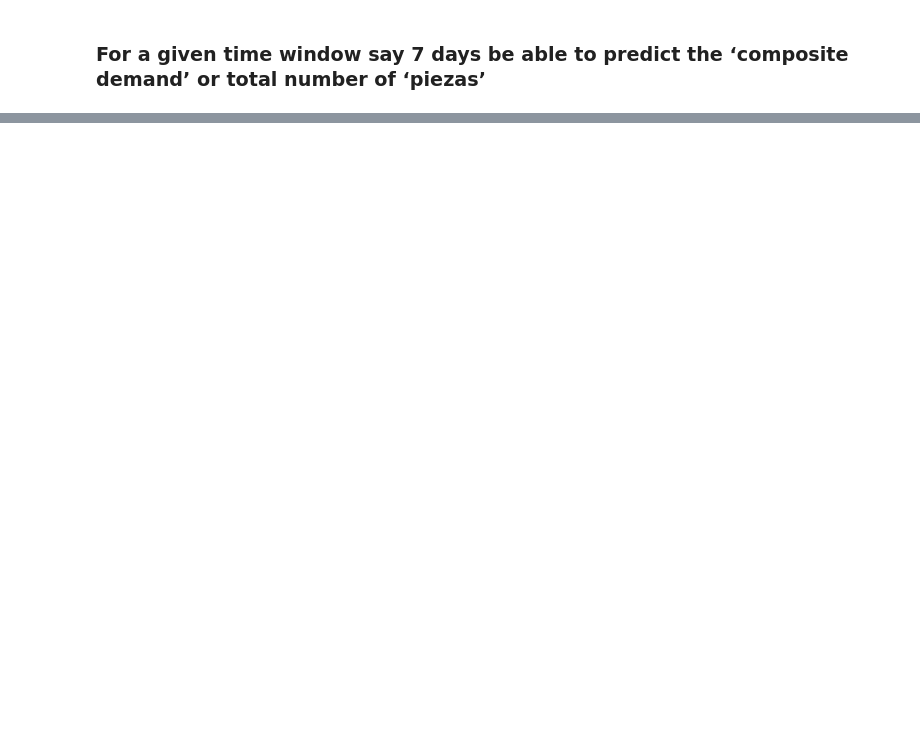
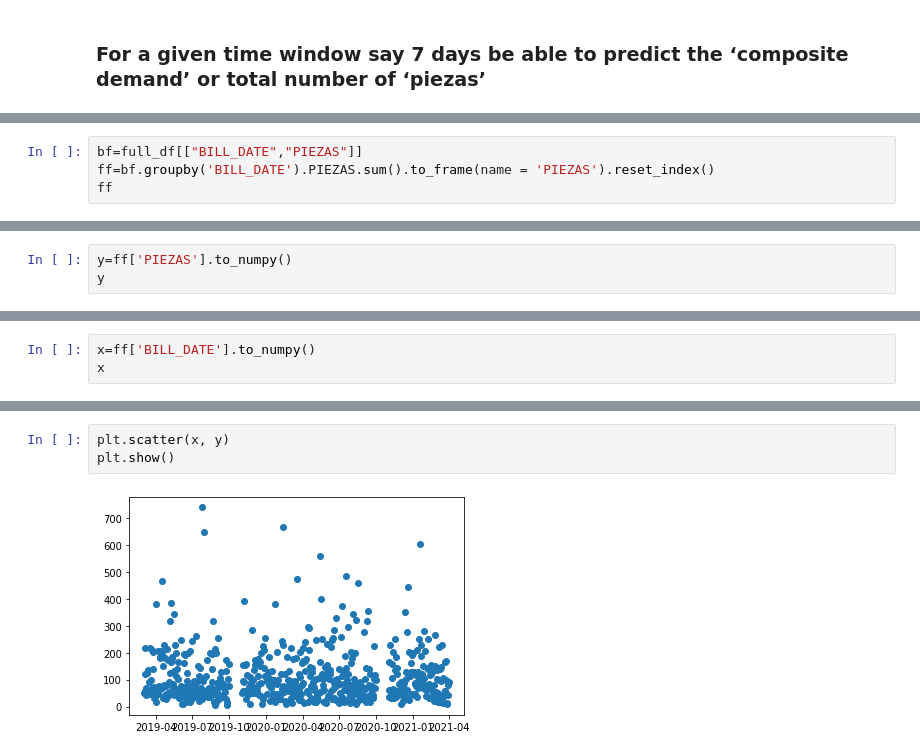
Before and after one commit to EdisonAltamirano/AI_storePrediction, a Jupyter notebook: opportunity1.ipynb, the cells around one changed output, grey strips where cells are left out. Drawn from its saved outputs; the diff is of its cells as text; blank space fills up the shorter version.

Commit message:
plot x and y

```diff
--- a/opportunity1.ipynb
+++ b/opportunity1.ipynb
@@ -63,0 +31,4 @@ y = full_df['']
+# %%
+bf=full_df[["BILL_DATE","PIEZAS"]]
+ff=bf.groupby('BILL_DATE').PIEZAS.sum().to_frame(name = 'PIEZAS').reset_index()
+ff
@@ -63,0 +49,3 @@ y = full_df['']
+# %%
+y=ff['PIEZAS'].to_numpy()
+y
@@ -63,0 +70,3 @@ y = full_df['']
+# %%
+x=ff['BILL_DATE'].to_numpy()
+x
@@ -63,0 +91,5 @@ y = full_df['']
+# %%
+plt.scatter(x, y)
+plt.show()
+# %% [output]
+[figure, added]
```
Also changed, not shown: parts of 9 cells of this notebook.
